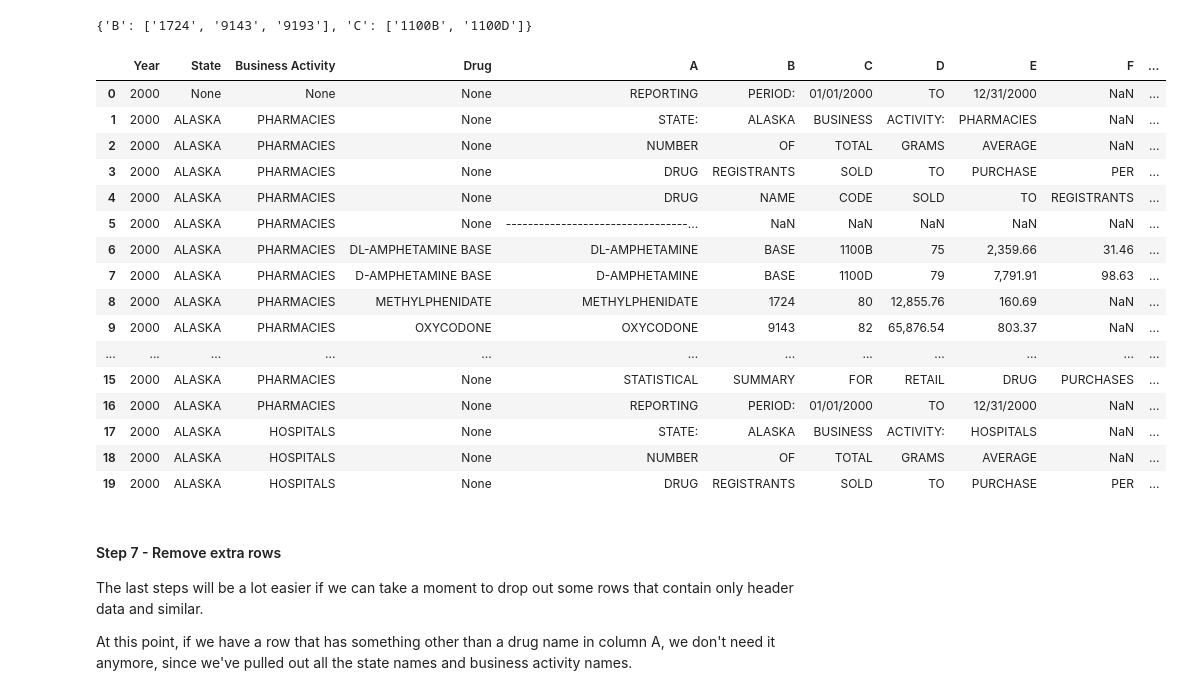
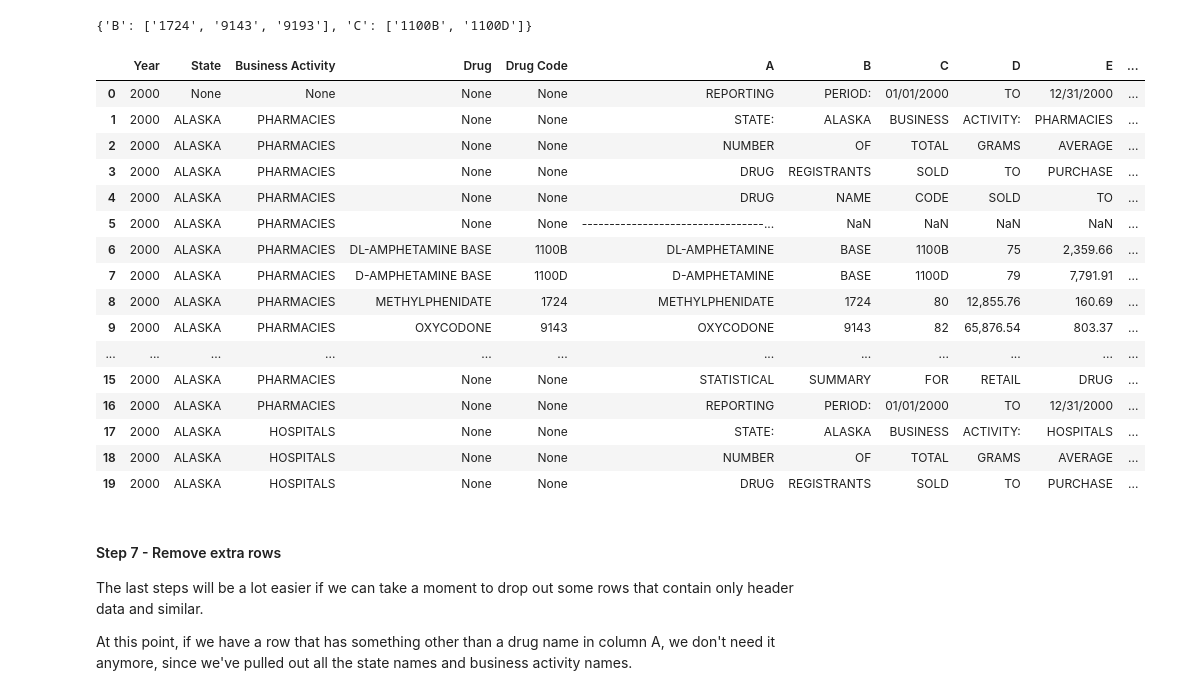
Before and after one commit to hannahmoran/dea-arcos-data, a Jupyter notebook: notebooks/Cleaning PDF data with pandas - Part 3.ipynb, the cells around one changed output. Drawn from its saved outputs; the diff is of its cells as text; code cells hidden in the pictures.

Commit message:
add drug codes to part 2&3

```diff
--- a/notebooks/Cleaning PDF data with pandas - Part 3.ipynb
+++ b/notebooks/Cleaning PDF data with pandas - Part 3.ipynb
@@ -121,6 +121,7 @@ activity_2000.insert(column='Year', loc=0, value=2000)
 activity_2000.insert(column='State', loc=1, value=None)
 activity_2000.insert(column='Business Activity', loc=2, value=None)
 activity_2000.insert(column='Drug', loc=3, value=None)
+activity_2000.insert(column='Drug Code', loc=4, value=None)
 
 activity_2000.head()
 # %% [output]
@@ -362,27 +363,28 @@ code_columns
 # %%
 for col in code_columns.keys():
     for code in code_columns[col]:
         activity_2000.loc[activity_2000[col]==code, 'Drug'] = drug_codes[code]
+        activity_2000.loc[activity_2000[col]==code, 'Drug Code'] = code
 
 activity_2000.head(20)
 # %% [output]
-|  | Year | State | Business Activity | Drug | A | B | C | D | E | F | ... |
-| 0 | 2000 | None | None | None | REPORTING | PERIOD: | 01/01/2000 | TO | 12/31/2000 | NaN | ... |
-| 1 | 2000 | ALASKA | PHARMACIES | None | STATE: | ALASKA | BUSINESS | ACTIVITY: | PHARMACIES | NaN | ... |
-| 2 | 2000 | ALASKA | PHARMACIES | None | NUMBER | OF | TOTAL | GRAMS | AVERAGE | NaN | ... |
-| 3 | 2000 | ALASKA | PHARMACIES | None | DRUG | REGISTRANTS | SOLD | TO | PURCHASE | PER | ... |
-| 4 | 2000 | ALASKA | PHARMACIES | None | DRUG | NAME | CODE | SOLD | TO | REGISTRANTS | ... |
-| 5 | 2000 | ALASKA | PHARMACIES | None | ---------------------------------... | NaN | NaN | NaN | NaN | NaN | ... |
-| 6 | 2000 | ALASKA | PHARMACIES | DL-AMPHETAMINE BASE | DL-AMPHETAMINE | BASE | 1100B | 75 | 2,359.66 | 31.46 | ... |
-| 7 | 2000 | ALASKA | PHARMACIES | D-AMPHETAMINE BASE | D-AMPHETAMINE | BASE | 1100D | 79 | 7,791.91 | 98.63 | ... |
-| 8 | 2000 | ALASKA | PHARMACIES | METHYLPHENIDATE | METHYLPHENIDATE | 1724 | 80 | 12,855.76 | 160.69 | NaN | ... |
-| 9 | 2000 | ALASKA | PHARMACIES | OXYCODONE | OXYCODONE | 9143 | 82 | 65,876.54 | 803.37 | NaN | ... |
+|  | Year | State | Business Activity | Drug | Drug Code | A | B | C | D | E | ... |
+| 0 | 2000 | None | None | None | None | REPORTING | PERIOD: | 01/01/2000 | TO | 12/31/2000 | ... |
+| 1 | 2000 | ALASKA | PHARMACIES | None | None | STATE: | ALASKA | BUSINESS | ACTIVITY: | PHARMACIES | ... |
+| 2 | 2000 | ALASKA | PHARMACIES | None | None | NUMBER | OF | TOTAL | GRAMS | AVERAGE | ... |
+| 3 | 2000 | ALASKA | PHARMACIES | None | None | DRUG | REGISTRANTS | SOLD | TO | PURCHASE | ... |
+| 4 | 2000 | ALASKA | PHARMACIES | None | None | DRUG | NAME | CODE | SOLD | TO | ... |
+| 5 | 2000 | ALASKA | PHARMACIES | None | None | ---------------------------------... | NaN | NaN | NaN | NaN | ... |
+| 6 | 2000 | ALASKA | PHARMACIES | DL-AMPHETAMINE BASE | 1100B | DL-AMPHETAMINE | BASE | 1100B | 75 | 2,359.66 | ... |
+| 7 | 2000 | ALASKA | PHARMACIES | D-AMPHETAMINE BASE | 1100D | D-AMPHETAMINE | BASE | 1100D | 79 | 7,791.91 | ... |
+| 8 | 2000 | ALASKA | PHARMACIES | METHYLPHENIDATE | 1724 | METHYLPHENIDATE | 1724 | 80 | 12,855.76 | 160.69 | ... |
+| 9 | 2000 | ALASKA | PHARMACIES | OXYCODONE | 9143 | OXYCODONE | 9143 | 82 | 65,876.54 | 803.37 | ... |
 | ... | ... | ... | ... | ... | ... | ... | ... | ... | ... | ... | ... |
-| 15 | 2000 | ALASKA | PHARMACIES | None | STATISTICAL | SUMMARY | FOR | RETAIL | DRUG | PURCHASES | ... |
-| 16 | 2000 | ALASKA | PHARMACIES | None | REPORTING | PERIOD: | 01/01/2000 | TO | 12/31/2000 | NaN | ... |
-| 17 | 2000 | ALASKA | HOSPITALS | None | STATE: | ALASKA | BUSINESS | ACTIVITY: | HOSPITALS | NaN | ... |
-| 18 | 2000 | ALASKA | HOSPITALS | None | NUMBER | OF | TOTAL | GRAMS | AVERAGE | NaN | ... |
-| 19 | 2000 | ALASKA | HOSPITALS | None | DRUG | REGISTRANTS | SOLD | TO | PURCHASE | PER | ... |
+| 15 | 2000 | ALASKA | PHARMACIES | None | None | STATISTICAL | SUMMARY | FOR | RETAIL | DRUG | ... |
+| 16 | 2000 | ALASKA | PHARMACIES | None | None | REPORTING | PERIOD: | 01/01/2000 | TO | 12/31/2000 | ... |
+| 17 | 2000 | ALASKA | HOSPITALS | None | None | STATE: | ALASKA | BUSINESS | ACTIVITY: | HOSPITALS | ... |
+| 18 | 2000 | ALASKA | HOSPITALS | None | None | NUMBER | OF | TOTAL | GRAMS | AVERAGE | ... |
+| 19 | 2000 | ALASKA | HOSPITALS | None | None | DRUG | REGISTRANTS | SOLD | TO | PURCHASE | ... |
 # %% [markdown]
 #### Step 7 - Remove extra rows
 
```
Also changed, not shown: parts of 108 cells of this notebook, 3 other files.
